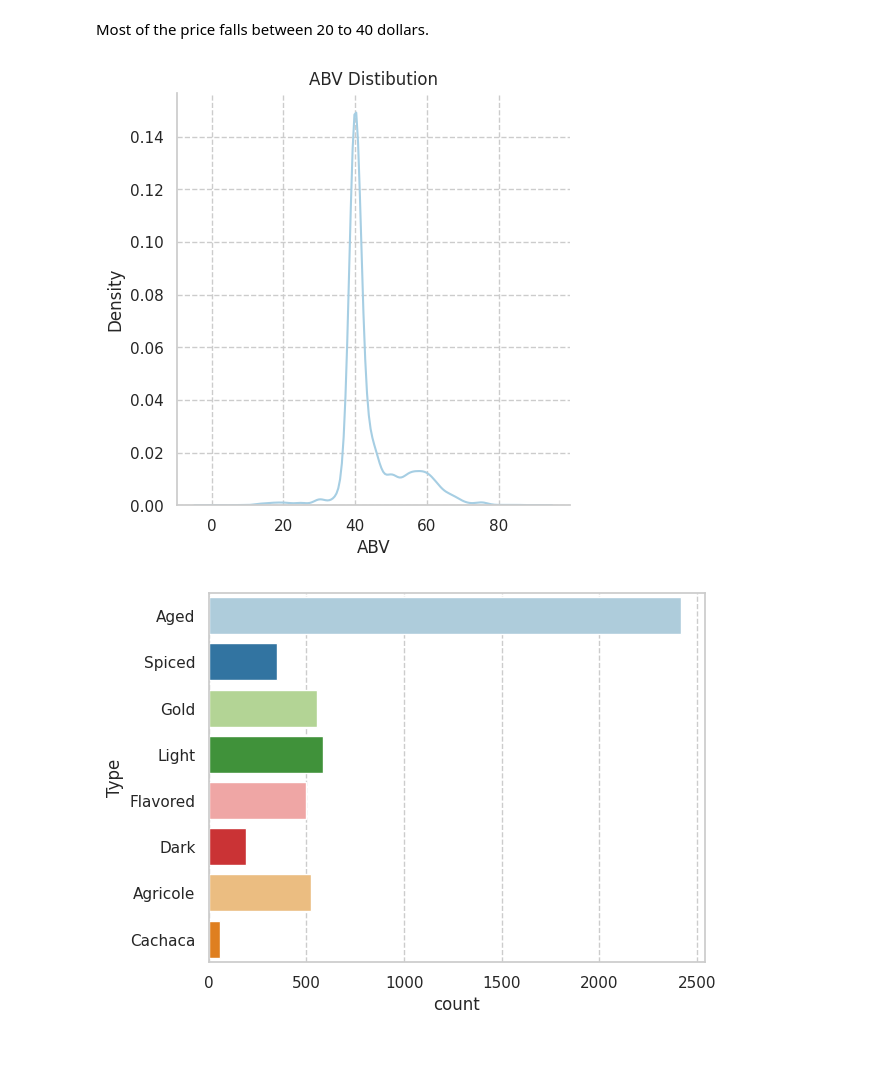
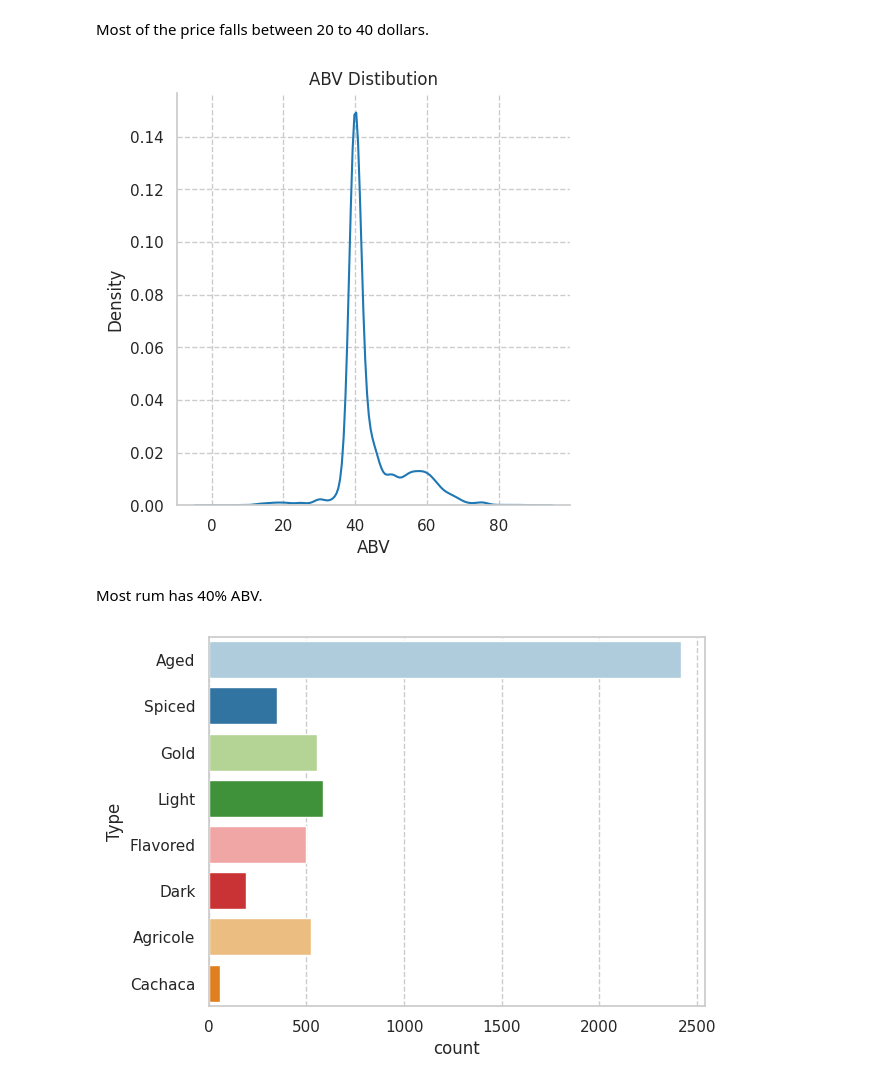
Before and after one commit to yinanazhou/rum-analysis, a Jupyter notebook: data_analysis.ipynb, the cells around one changed output. Cells and saved outputs as stored; diff of their text form; code cells hidden in the pictures; blank space fills up the shorter version.

```diff
--- a/data_analysis.ipynb
+++ b/data_analysis.ipynb
@@ -219,8 +222,8 @@ Most of the price falls between 20 to 40 dollars.
 # %%
 df['ABV'] = df['ABV'].str.rstrip('%').astype('float')
 # %%
-sns.displot(df.ABV, kind="kde")
+sns.displot(df.ABV, kind="kde", color=sns.color_palette()[1])
 plt.title('ABV Distibution')
 plt.show()
 # %% [output]
-[figure, old version]
+[figure, new version]
@@ -229,3 +230,5 @@ Most rum has 40% ABV.
+# %% [markdown]
+Most rum has 40% ABV.
 # %%
 sns.countplot(y='Type', data=df)
 plt.show()
```
Also changed, not shown: parts of 12 cells of this notebook.
